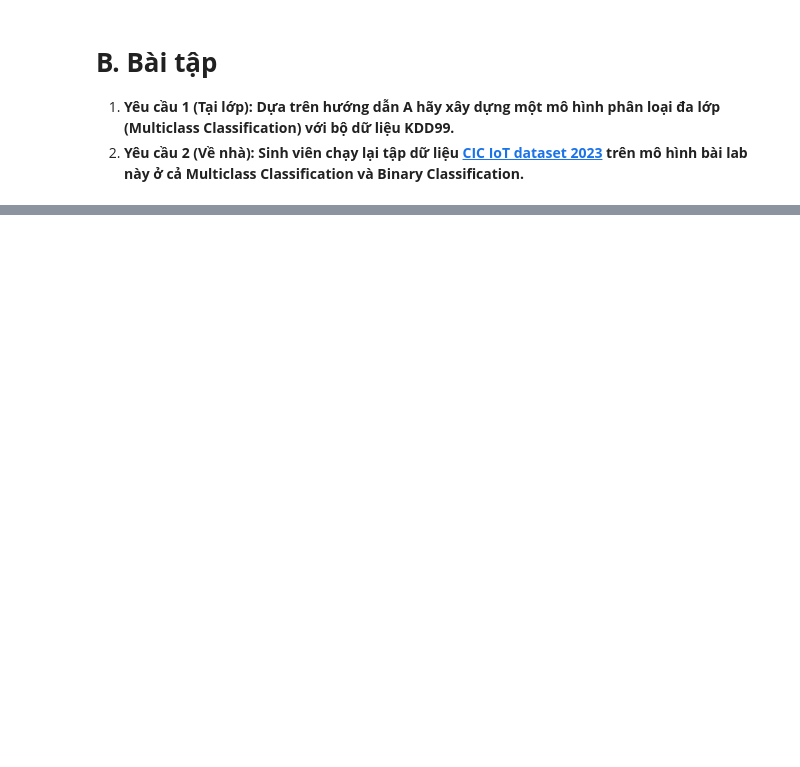
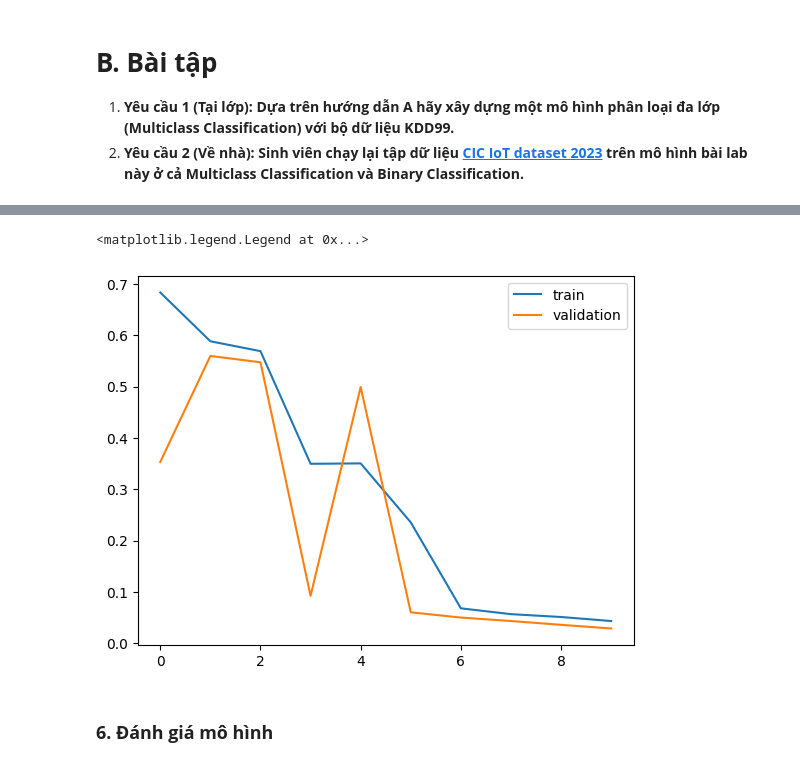
Before and after one commit to WanThinnn/NT522_MLIS-Lab, a Jupyter notebook: Labs/Lab_5/Lab_5.ipynb, the cells around one changed output, grey strips where cells are left out. Saved outputs shown, nothing was run; the diff lists cells and outputs as text; code cells hidden in the pictures; blank space fills up the shorter version.

```diff
--- a/Labs/Lab_5/Lab_5.ipynb
+++ b/Labs/Lab_5/Lab_5.ipynb
@@ -228,0 +192,3 @@ score1 = model.evaluate(x_train, y_train, batch_size=1024)
+# %%
+df.dropna(inplace=True, axis=1)
+df.shape
@@ -228,0 +294,6 @@ score1 = model.evaluate(x_train, y_train, batch_size=1024)
+# %%
+X_train, X_test, y_train, y_test = train_test_split(
+    df, y_encoded, test_size=0.3, random_state=42, stratify=y_encoded
+)
+
+print(f"Train set: {X_train.shape}, Test set: {X_test.shape}")
@@ -228,0 +304,24 @@ score1 = model.evaluate(x_train, y_train, batch_size=1024)
+# %%
+def build_gru_multiclass_model(input_shape, num_classes):
+    model = keras.Sequential([
+        keras.layers.Reshape((input_shape, 1), input_shape=(input_shape,)),
+        keras.layers.GRU(units=128, return_sequences=True),
+        keras.layers.Dropout(0.3),
+        keras.layers.GRU(units=64),
+        keras.layers.Dropout(0.5),
+        keras.layers.Dense(units=32, activation='relu'),
+        keras.layers.Dropout(0.3),
+        keras.layers.Dense(units=num_classes, activation='softmax')
+    ])
+
+    model.compile(
+        loss='sparse_categorical_crossentropy',
+        optimizer='adam',
+        metrics=['accuracy']
+    )
+
+    return model
+
+model = build_gru_multiclass_model(X_train.shape[1], len(label_encoder.classes_))
+print("\nKiến trúc mô hình:")
+model.summary()
@@ -228,0 +355,8 @@ score1 = model.evaluate(x_train, y_train, batch_size=1024)
+# %%
+history = model.fit(
+    X_train, y_train,
+    epochs=10,
+    batch_size=1024,
+    validation_split=0.2,
+    verbose=1
+)
@@ -228,0 +384,9 @@ score1 = model.evaluate(x_train, y_train, batch_size=1024)
+# %%
+plt.plot(history.history['loss'], label='train')
+plt.plot(history.history['val_loss'], label='validation')
+plt.legend()
+# %% [output]
+<matplotlib.legend.Legend at 0x...>
+[figure, added]
+# %% [markdown]
+### **6. Đánh giá mô hình**
```
Also changed, not shown: parts of 39 cells of this notebook, 1 other file.
